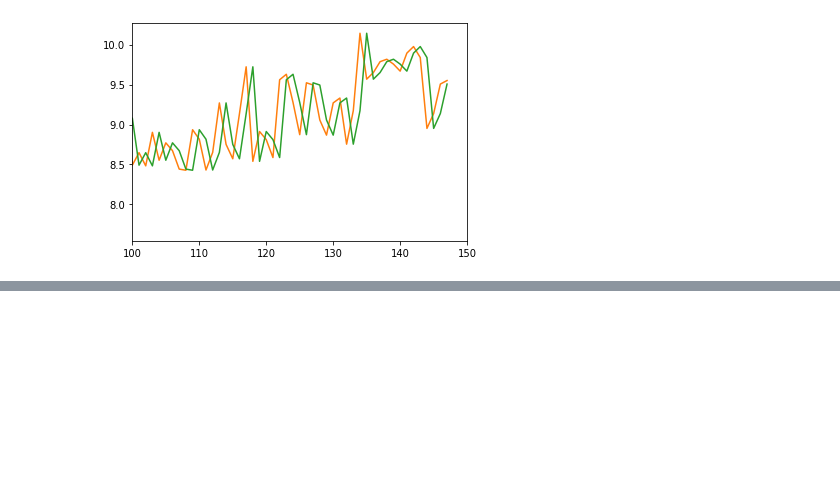
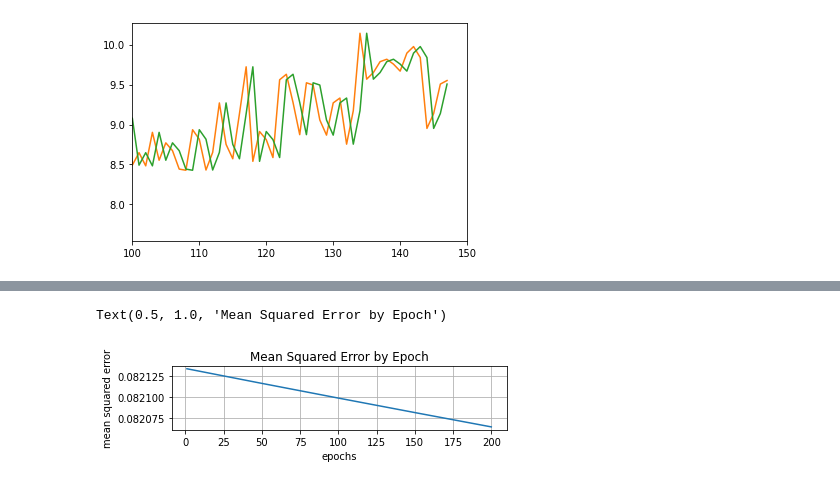
Before and after one commit to AntoineCOCHARD/DATA731-Country-temperature, a Jupyter notebook: proj.ipynb, the cells around one changed output, grey strips where cells are left out. Cells and saved outputs as stored; diff of their text form; code cells hidden in the pictures; blank space fills up the shorter version.

```diff
--- a/proj.ipynb
+++ b/proj.ipynb
@@ -454,0 +472,11 @@ oui
+# %%
+net = NeuralNet()
+net.init_layers(2, [10], 1)
+
+net.randomize_network()
+net.set_halt_on_extremes(True)
+
+#   Set to constrain beginning weights to -.5 to .5
+#       Just to show we can
+net.set_random_constraint(.5)
+net.set_learnrate(.1)
@@ -454,0 +525,10 @@ oui
+# %%
+plt.subplot(3, 1, 3)
+plt.plot(range(1, len(net.accum_mse) + 1, 1), net.accum_mse)
+plt.xlabel('epochs')
+plt.ylabel('mean squared error')
+plt.grid(True)
+plt.title("Mean Squared Error by Epoch")
+# %% [output]
+Text(0.5, 1.0, 'Mean Squared Error by Epoch')
+[figure, added]
```
Also changed, not shown: parts of 14 cells of this notebook, 1 other file.
